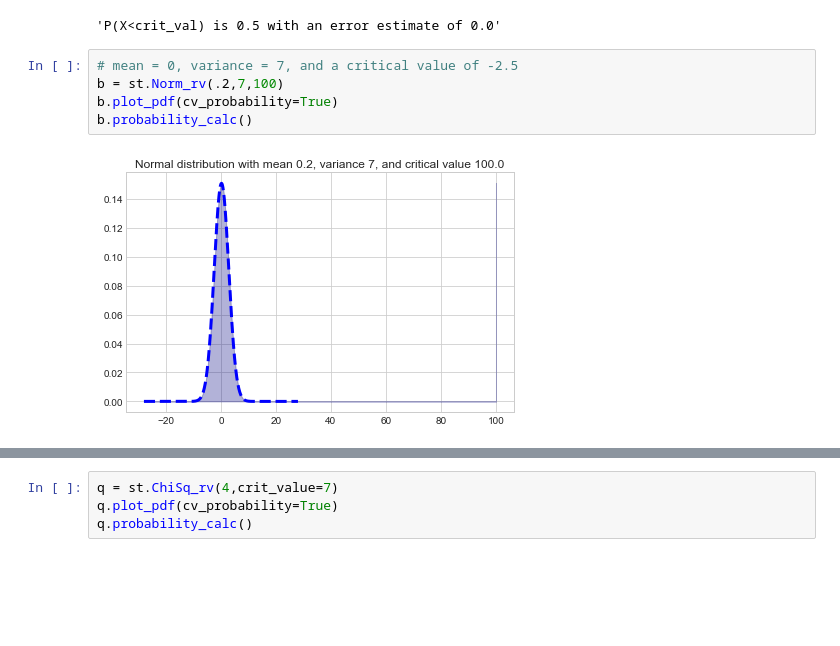
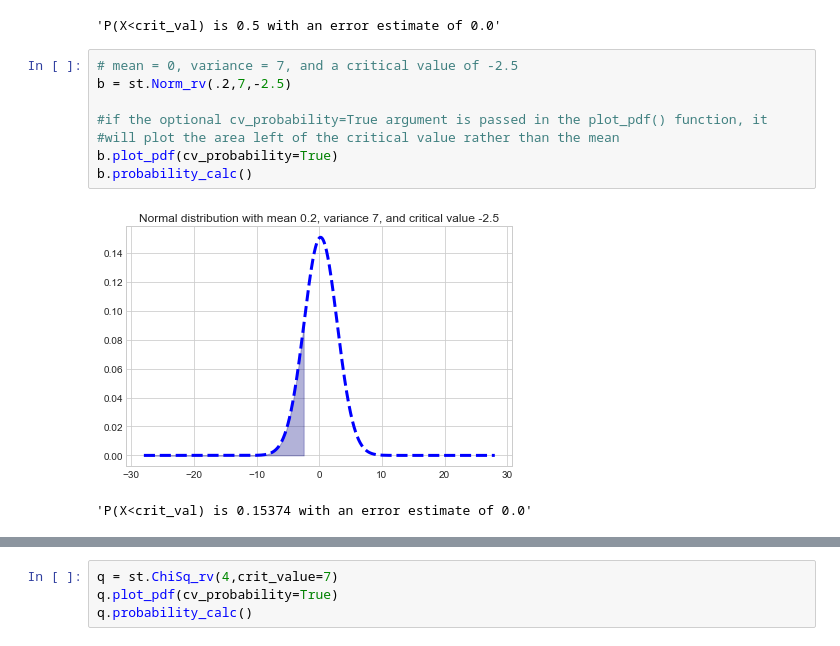
Before and after one commit to WillTirone/applied_stats, a Jupyter notebook: Demonstration.ipynb, the cells around one changed output, grey strips where cells are left out. Saved outputs shown, nothing was run; the diff lists cells and outputs as text; blank space fills up the shorter version.

```diff
--- a/Demonstration.ipynb
+++ b/Demonstration.ipynb
@@ -38,8 +38,12 @@ a.probability_calc()
 'P(X<crit_val) is 0.5 with an error estimate of 0.0'
 # %%
 # mean = 0, variance = 7, and a critical value of -2.5
-b = st.Norm_rv(.2,7,100)
+b = st.Norm_rv(.2,7,-2.5)
+
+#if the optional cv_probability=True argument is passed in the plot_pdf() function, it
+#will plot the area left of the critical value rather than the mean
 b.plot_pdf(cv_probability=True)
 b.probability_calc()
 # %% [output]
-[figure, old version]
+[figure, new version]
+'P(X<crit_val) is 0.15374 with an error estimate of 0.0'
```
Also changed, not shown: parts of 3 cells of this notebook.
